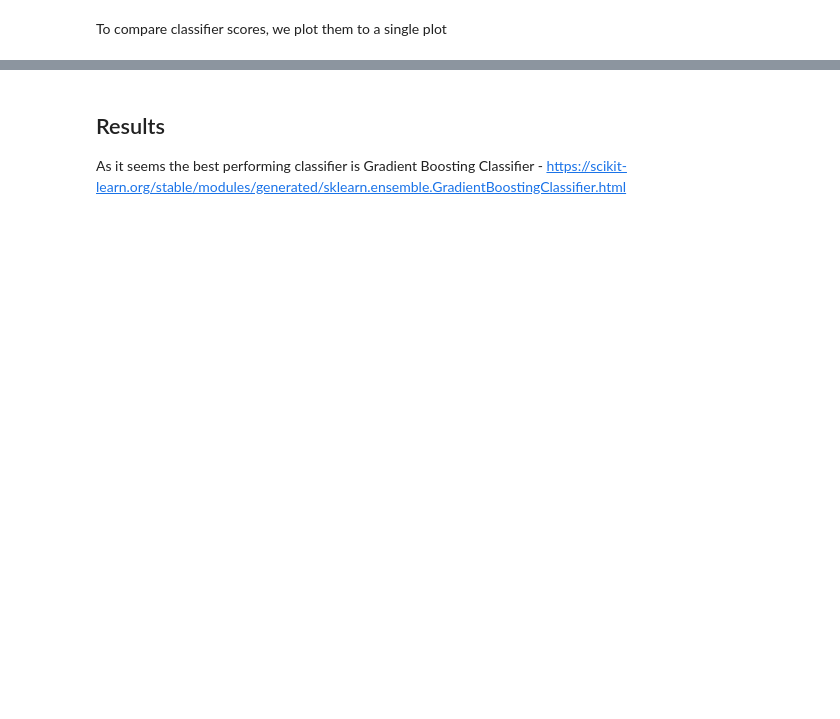
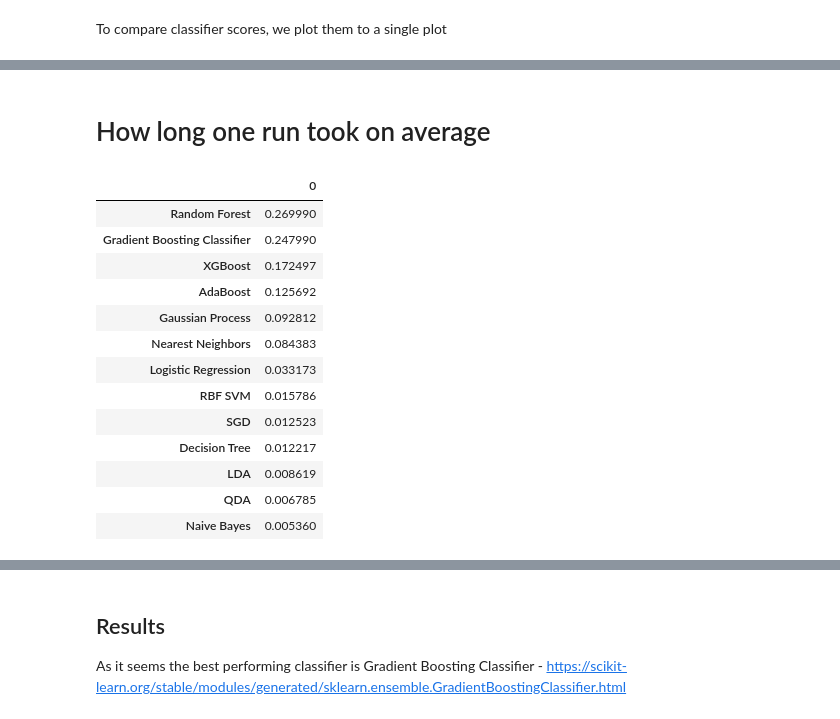
Before and after one commit to qetdr/xAutoML-Project1, a Jupyter notebook: baseline algorithms.ipynb, the cells around one changed output, grey strips where cells are left out. Saved outputs shown, nothing was run; the diff lists cells and outputs as text; code cells hidden in the pictures; blank space fills up the shorter version.

```diff
--- a/baseline algorithms.ipynb
+++ b/baseline algorithms.ipynb
@@ -178,0 +203,25 @@ my_df.plot(figsize=(12,12))
+# %% [markdown]
+# How long one run took on average
+# %%
+time_mean_results = []
+for key in names:
+    mean = np.array(time_result[key]).mean()
+    time_mean_results.append(mean)
+
+timeMeanDf = pd.DataFrame(data=[time_mean_results], columns=names).T.sort_values(by=0, ascending=False)
+timeMeanDf
+# %% [output]
+|  | 0 |
+| Random Forest | 0.269990 |
+| Gradient Boosting Classifier | 0.247990 |
+| XGBoost | 0.172497 |
+| AdaBoost | 0.125692 |
+| Gaussian Process | 0.092812 |
+| Nearest Neighbors | 0.084383 |
+| Logistic Regression | 0.033173 |
+| RBF SVM | 0.015786 |
+| SGD | 0.012523 |
+| Decision Tree | 0.012217 |
+| LDA | 0.008619 |
+| QDA | 0.006785 |
+| Naive Bayes | 0.005360 |
```
Also changed, not shown: parts of 11 cells of this notebook.
